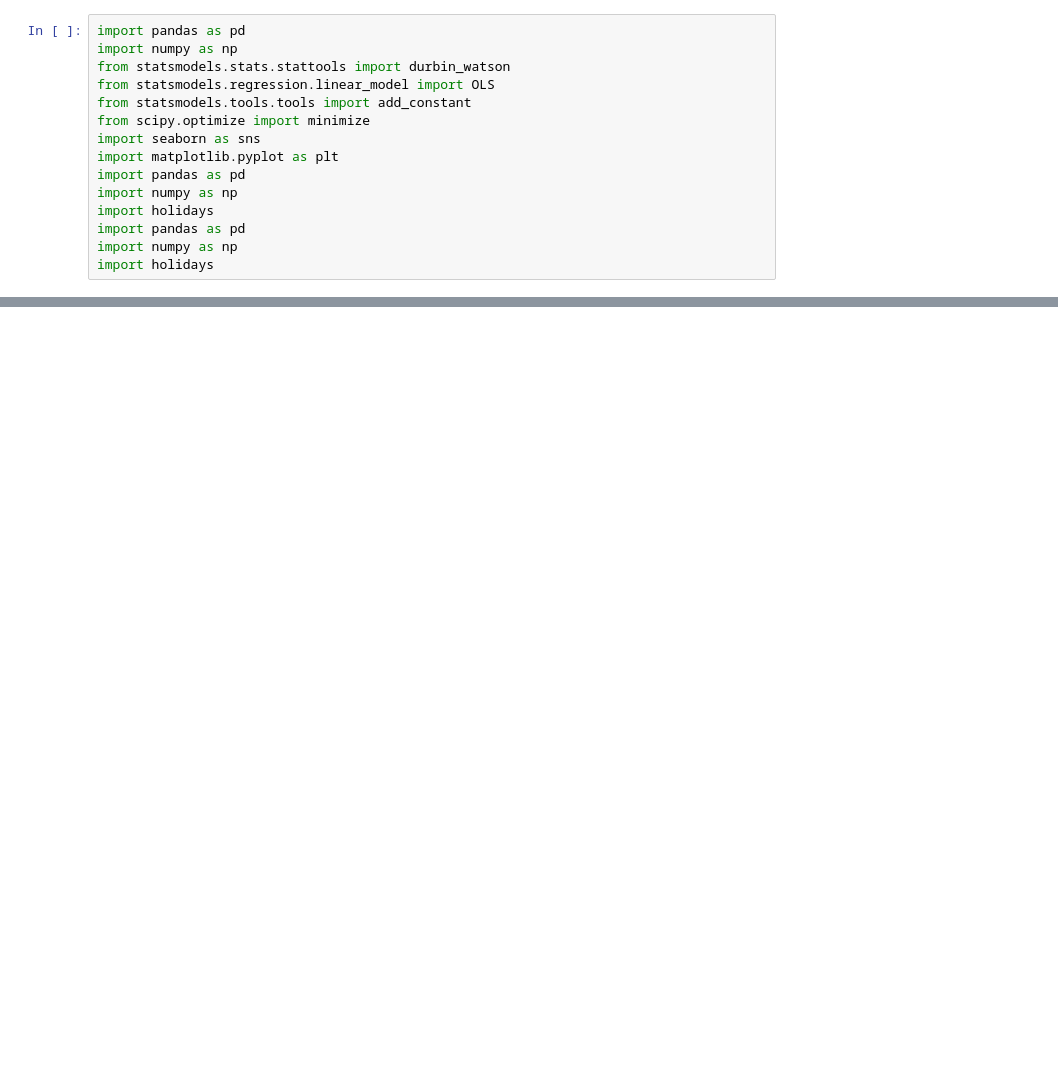
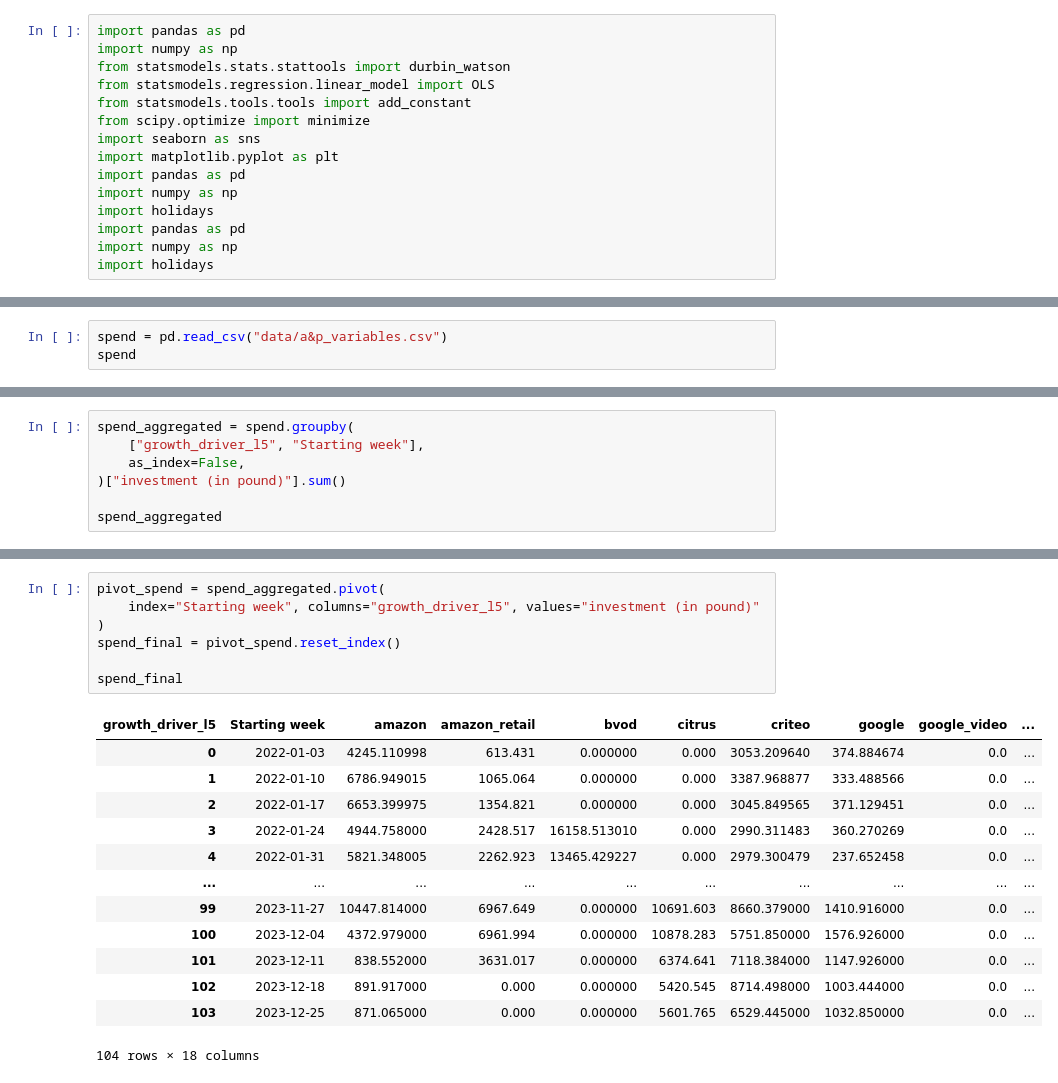
Before and after one commit to CharlesS940/xhec_mmm_loreal, a Jupyter notebook: L'Orea_MMM_Data_Challenge_online_model_Hocine.ipynb, the cells around one changed output, grey strips where cells are left out. Drawn from its saved outputs; the diff is of its cells as text; blank space fills up the shorter version.

```diff
--- a/L'Orea_MMM_Data_Challenge_online_model_Hocine.ipynb
+++ b/L'Orea_MMM_Data_Challenge_online_model_Hocine.ipynb
@@ -378,0 +402,3 @@ Optimization converged successfully.
+# %%
+spend = pd.read_csv("data/a&p_variables.csv")
+spend
@@ -378,0 +419,7 @@ Optimization converged successfully.
+# %%
+spend_aggregated = spend.groupby(
+    ["growth_driver_l5", "Starting week"],
+    as_index=False,
+)["investment (in pound)"].sum()
+
+spend_aggregated
@@ -378,0 +440,21 @@ Optimization converged successfully.
+# %%
+pivot_spend = spend_aggregated.pivot(
+    index="Starting week", columns="growth_driver_l5", values="investment (in pound)"
+)
+spend_final = pivot_spend.reset_index()
+
+spend_final
+# %% [output]
+| growth_driver_l5 | Starting week | amazon | amazon_retail | bvod | citrus | criteo | google | google_video | ... |
+| 0 | 2022-01-03 | 4245.110998 | 613.431 | 0.000000 | 0.000 | 3053.209640 | 374.884674 | 0.0 | ... |
+| 1 | 2022-01-10 | 6786.949015 | 1065.064 | 0.000000 | 0.000 | 3387.968877 | 333.488566 | 0.0 | ... |
+| 2 | 2022-01-17 | 6653.399975 | 1354.821 | 0.000000 | 0.000 | 3045.849565 | 371.129451 | 0.0 | ... |
+| 3 | 2022-01-24 | 4944.758000 | 2428.517 | 16158.513010 | 0.000 | 2990.311483 | 360.270269 | 0.0 | ... |
+| 4 | 2022-01-31 | 5821.348005 | 2262.923 | 13465.429227 | 0.000 | 2979.300479 | 237.652458 | 0.0 | ... |
+| ... | ... | ... | ... | ... | ... | ... | ... | ... | ... |
+| 99 | 2023-11-27 | 10447.814000 | 6967.649 | 0.000000 | 10691.603 | 8660.379000 | 1410.916000 | 0.0 | ... |
+| 100 | 2023-12-04 | 4372.979000 | 6961.994 | 0.000000 | 10878.283 | 5751.850000 | 1576.926000 | 0.0 | ... |
+| 101 | 2023-12-11 | 838.552000 | 3631.017 | 0.000000 | 6374.641 | 7118.384000 | 1147.926000 | 0.0 | ... |
+| 102 | 2023-12-18 | 891.917000 | 0.000 | 0.000000 | 5420.545 | 8714.498000 | 1003.444000 | 0.0 | ... |
+| 103 | 2023-12-25 | 871.065000 | 0.000 | 0.000000 | 5601.765 | 6529.445000 | 1032.850000 | 0.0 | ... |
+104 rows × 18 columns
```
Also changed, not shown: parts of 21 cells of this notebook.
